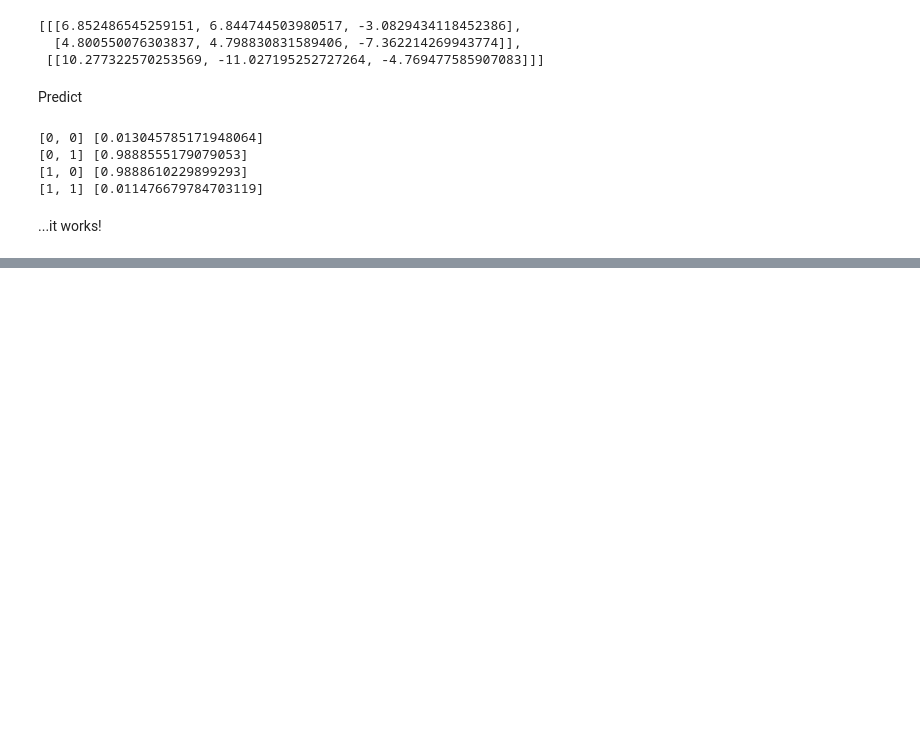
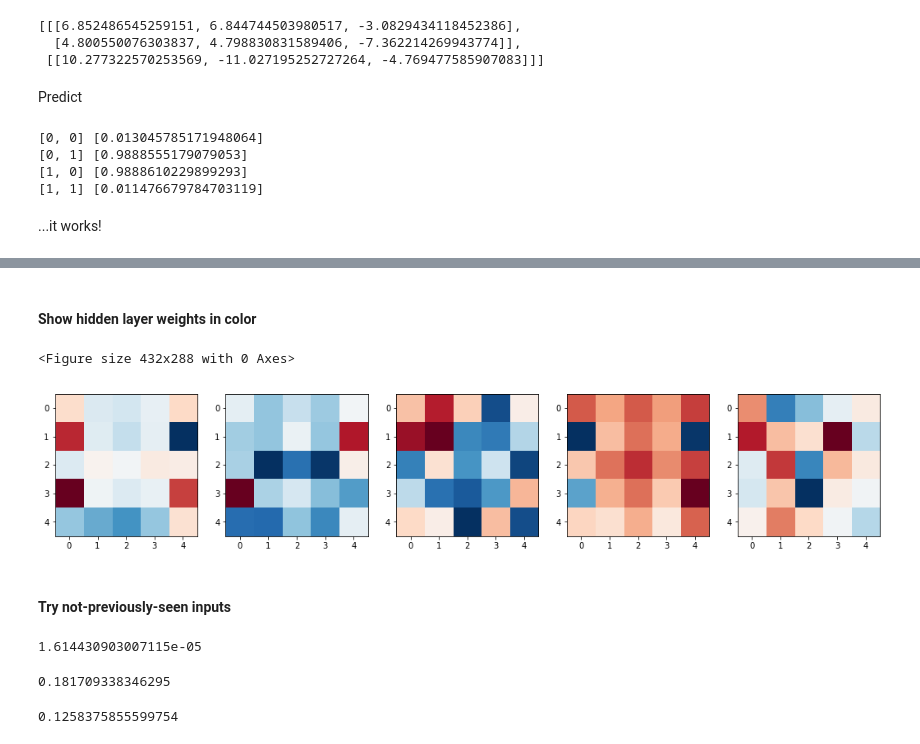
Before and after one commit to cbare/data-science-from-scratch, a Jupyter notebook: chapter_18/neural-networks.ipynb, the cells around one changed output, grey strips where cells are left out. Cells and saved outputs as stored; diff of their text form; code cells hidden in the pictures; blank space fills up the shorter version.

```diff
--- a/chapter_18/neural-networks.ipynb
+++ b/chapter_18/neural-networks.ipynb
@@ -169,0 +385,39 @@ for input_vector, targets in training_set:
+# %% [markdown]
+#### Show hidden layer weights in color
+# %%
+plt.subplots_adjust(wspace=0.5)
+fig, ax = plt.subplots(figsize=(18, 10))
+
+for k in range(len(network[0])):
+    weights = network[0][k]
+
+    grid = [weights[row:(row+5)] for row in range(0,25,5)]
+
+    ax=plt.subplot(1, 5, k+1)
+    plt.gca().set_xticks([0,1,2,3,4])
+    plt.gca().set_yticks([0,1,2,3,4])
+    ax.imshow(grid,
+              cmap=matplotlib.cm.RdBu,
+              interpolation='none')
+
+plt.show()
+# %% [output]
+<Figure size 432x288 with 0 Axes>
+[figure, added]
+# %% [markdown]
+#### Try not-previously-seen inputs
+# %%
+left_column_only = [1, 0, 0, 0, 0] * 5
+print(feed_forward(network, left_column_only)[0][0])
+# %% [output]
+1.614430903007115e-05
+# %%
+center_middle_row=[0,0,0,0,0]*2+[0,1,1,1,0]+[0,0,0,0,0]*2
+print(feed_forward(network, center_middle_row)[0][0])
+# %% [output]
+0.181709338346295
+# %%
+right_column_only = [0, 0, 0, 0, 1] * 5
+print(feed_forward(network, right_column_only)[0][0])
+# %% [output]
+0.1258375855599754
```
Also changed, not shown: parts of 22 cells of this notebook.
